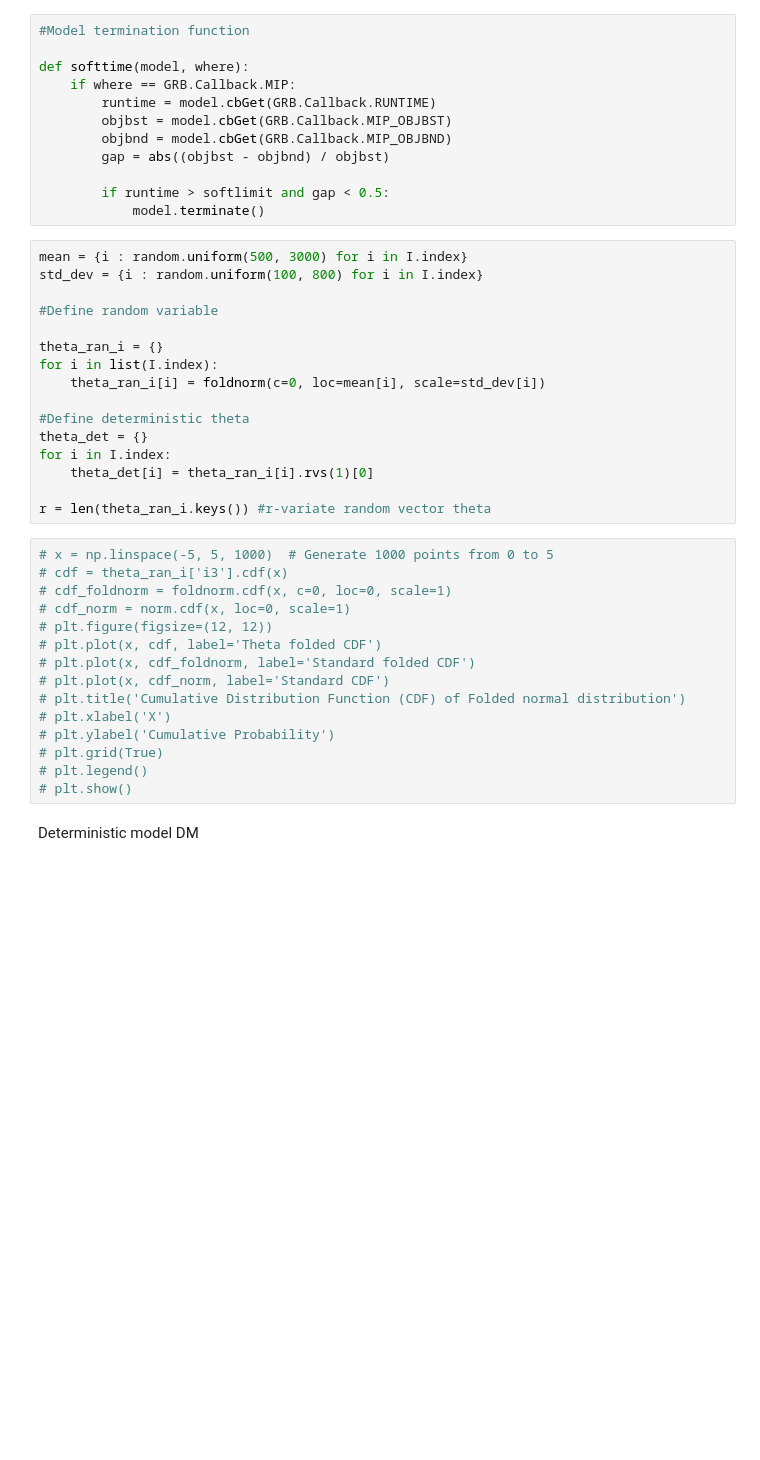
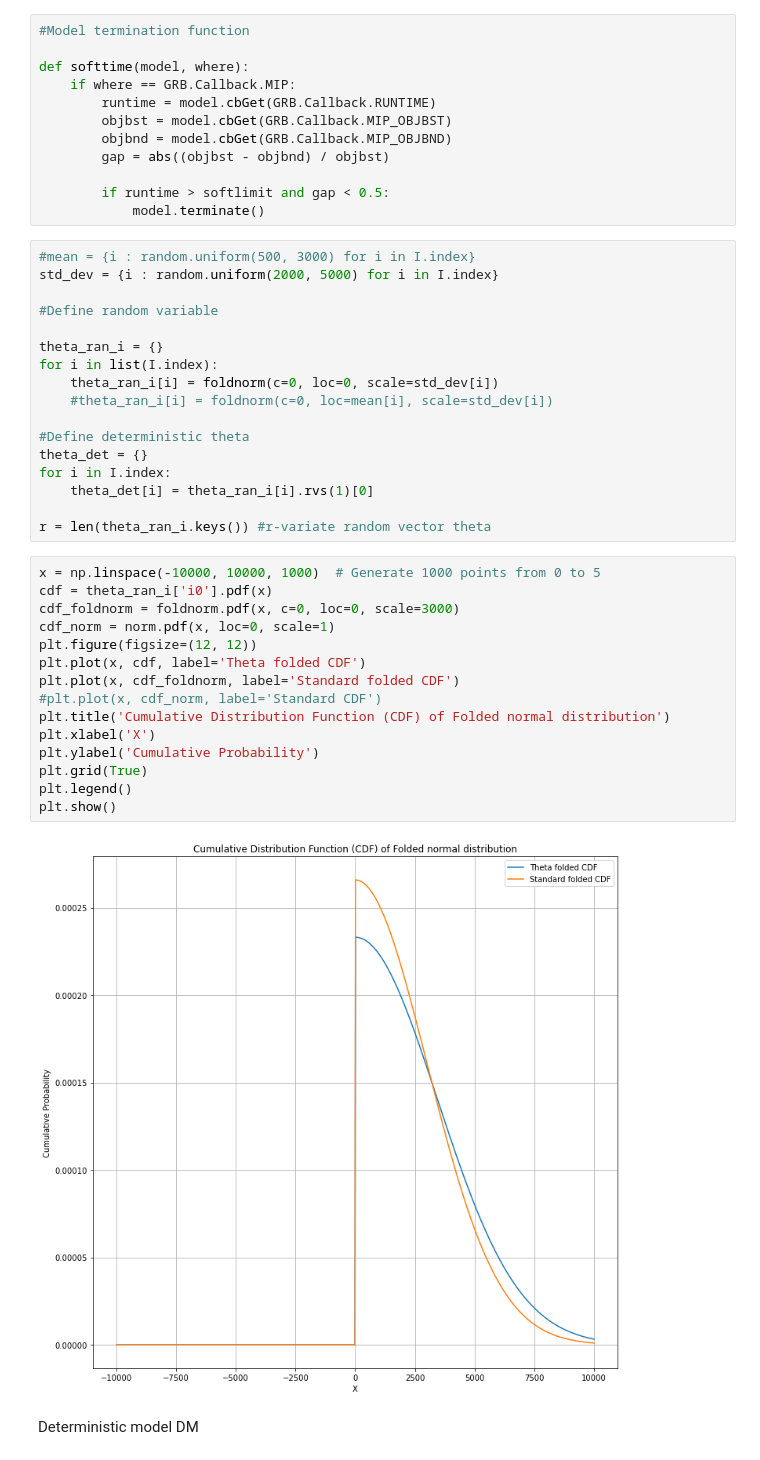
Before and after one commit to petrenaa/Stochastic_Programming_Relaxations, a Jupyter notebook: CODE.ipynb, the cells around one changed output. Saved outputs shown, nothing was run; the diff lists cells and outputs as text; blank space fills up the shorter version.

```diff
--- a/CODE.ipynb
+++ b/CODE.ipynb
@@ -304,14 +304,15 @@ def softtime(model, where):
         if runtime > softlimit and gap < 0.5:
             model.terminate()
 # %%
-mean = {i : random.uniform(500, 3000) for i in I.index}
-std_dev = {i : random.uniform(100, 800) for i in I.index}
+#mean = {i : random.uniform(500, 3000) for i in I.index}
+std_dev = {i : random.uniform(2000, 5000) for i in I.index}
 
 #Define random variable
 
 theta_ran_i = {}
 for i in list(I.index):
-    theta_ran_i[i] = foldnorm(c=0, loc=mean[i], scale=std_dev[i])
+    theta_ran_i[i] = foldnorm(c=0, loc=0, scale=std_dev[i])
+    #theta_ran_i[i] = foldnorm(c=0, loc=mean[i], scale=std_dev[i])
 
 #Define deterministic theta
 theta_det = {}
@@ -320,20 +321,22 @@ for i in I.index:
 
 r = len(theta_ran_i.keys()) #r-variate random vector theta
 # %%
-# x = np.linspace(-5, 5, 1000)  # Generate 1000 points from 0 to 5
-# cdf = theta_ran_i['i3'].cdf(x)
-# cdf_foldnorm = foldnorm.cdf(x, c=0, loc=0, scale=1)
-# cdf_norm = norm.cdf(x, loc=0, scale=1)
-# plt.figure(figsize=(12, 12))
-# plt.plot(x, cdf, label='Theta folded CDF')
-# plt.plot(x, cdf_foldnorm, label='Standard folded CDF')
-# plt.plot(x, cdf_norm, label='Standard CDF')
-# plt.title('Cumulative Distribution Function (CDF) of Folded normal distribution')
-# plt.xlabel('X')
-# plt.ylabel('Cumulative Probability')
-# plt.grid(True)
-# plt.legend()
-# plt.show()
+x = np.linspace(-10000, 10000, 1000)  # Generate 1000 points from 0 to 5
+cdf = theta_ran_i['i0'].pdf(x)
+cdf_foldnorm = foldnorm.pdf(x, c=0, loc=0, scale=3000)
+cdf_norm = norm.pdf(x, loc=0, scale=1)
+plt.figure(figsize=(12, 12))
+plt.plot(x, cdf, label='Theta folded CDF')
+plt.plot(x, cdf_foldnorm, label='Standard folded CDF')
+#plt.plot(x, cdf_norm, label='Standard CDF')
+plt.title('Cumulative Distribution Function (CDF) of Folded normal distribution')
+plt.xlabel('X')
+plt.ylabel('Cumulative Probability')
+plt.grid(True)
+plt.legend()
+plt.show()
+# %% [output]
+[figure, added]
 # %% [markdown]
 Deterministic model DM
 # %%
```
Also changed, not shown: parts of 22 cells of this notebook.
